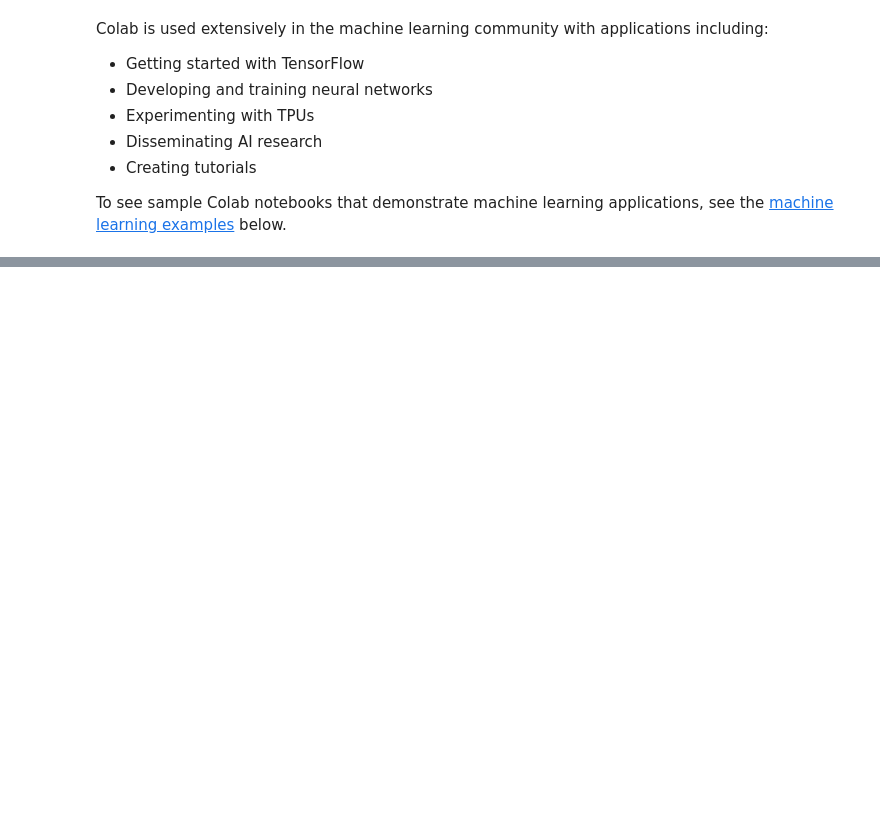
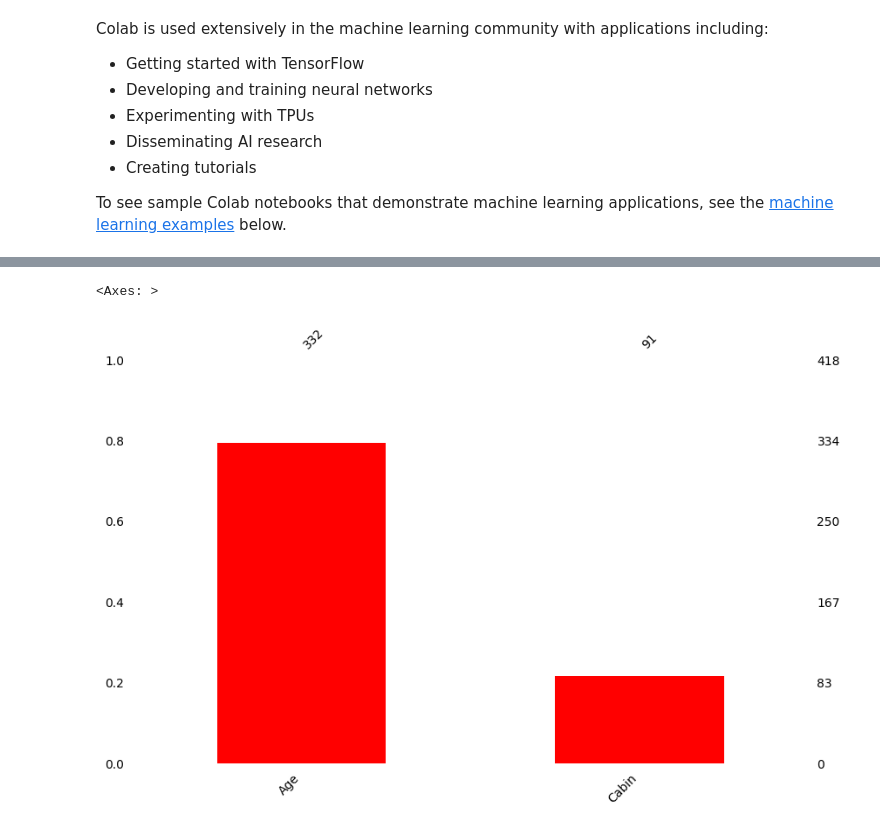
Before and after one commit to Utkash2207/Data-Analytics, a Jupyter notebook: Copy_of_Welcome_To_Colab.ipynb, the cells around one changed output, grey strips where cells are left out. Cells and saved outputs as stored; diff of their text form; code cells hidden in the pictures; blank space fills up the shorter version.

```diff
--- a/Copy_of_Welcome_To_Colab.ipynb
+++ b/Copy_of_Welcome_To_Colab.ipynb
@@ -414,0 +297,5 @@ df
+# %%
+msno.bar(train[['Age','Cabin']], color='red', figsize=(10, 6), fontsize=10)
+# %% [output]
+<Axes: >
+[figure, added]
```
Also changed, not shown: parts of 55 cells of this notebook.
